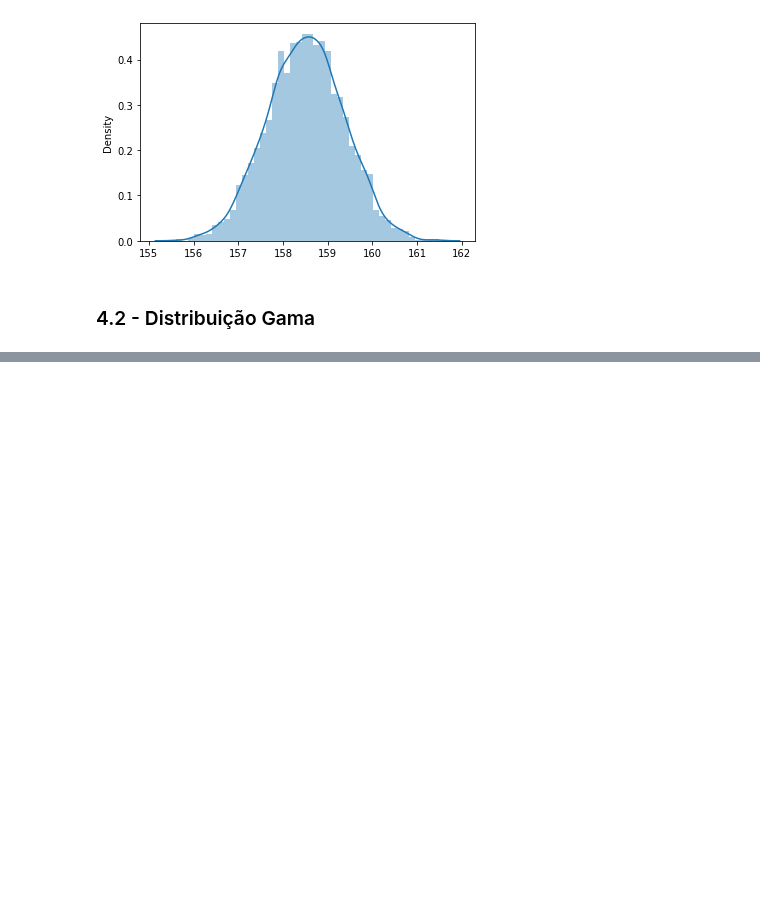
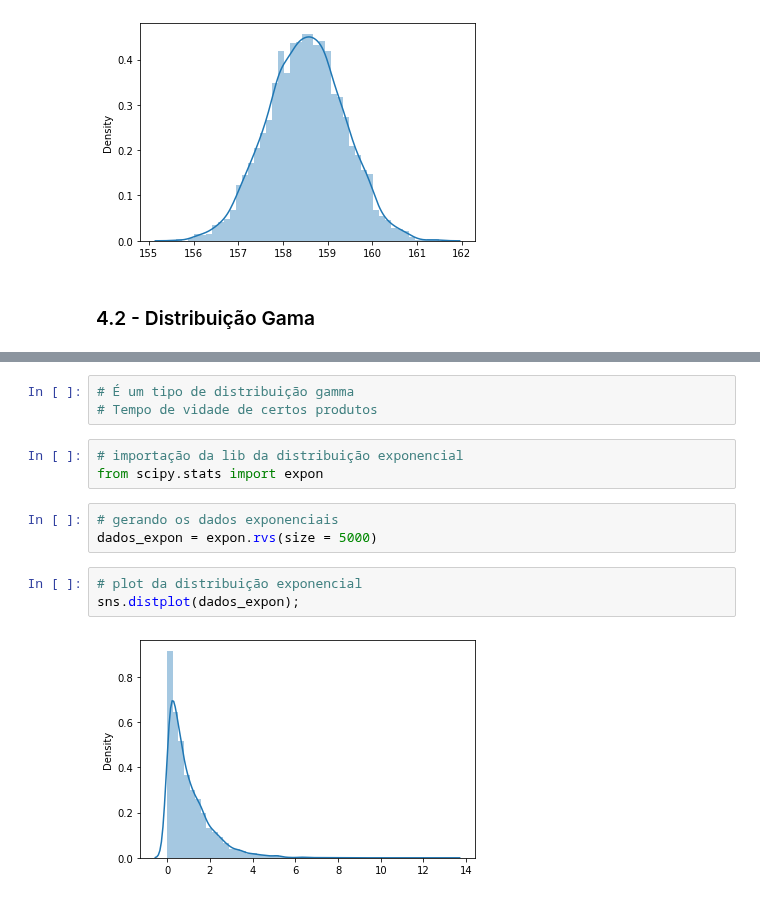
Before and after one commit to Gabrieleas10/Distribuicoes_Probabilidades, a Jupyter notebook: estatistica_completa.ipynb, the cells around one changed output, grey strips where cells are left out. Saved outputs shown, nothing was run; the diff lists cells and outputs as text; blank space fills up the shorter version.

```diff
--- a/estatistica_completa.ipynb
+++ b/estatistica_completa.ipynb
@@ -641,0 +668,14 @@ sns.distplot(medias);
+# %%
+# É um tipo de distribuição gamma
+# Tempo de vidade de certos produtos
+# %%
+# importação da lib da distribuição exponencial
+from scipy.stats import expon
+# %%
+# gerando os dados exponenciais
+dados_expon = expon.rvs(size = 5000)
+# %%
+# plot da distribuição exponencial
+sns.distplot(dados_expon);
+# %% [output]
+[figure, added]
```
Also changed, not shown: parts of 8 cells of this notebook.
